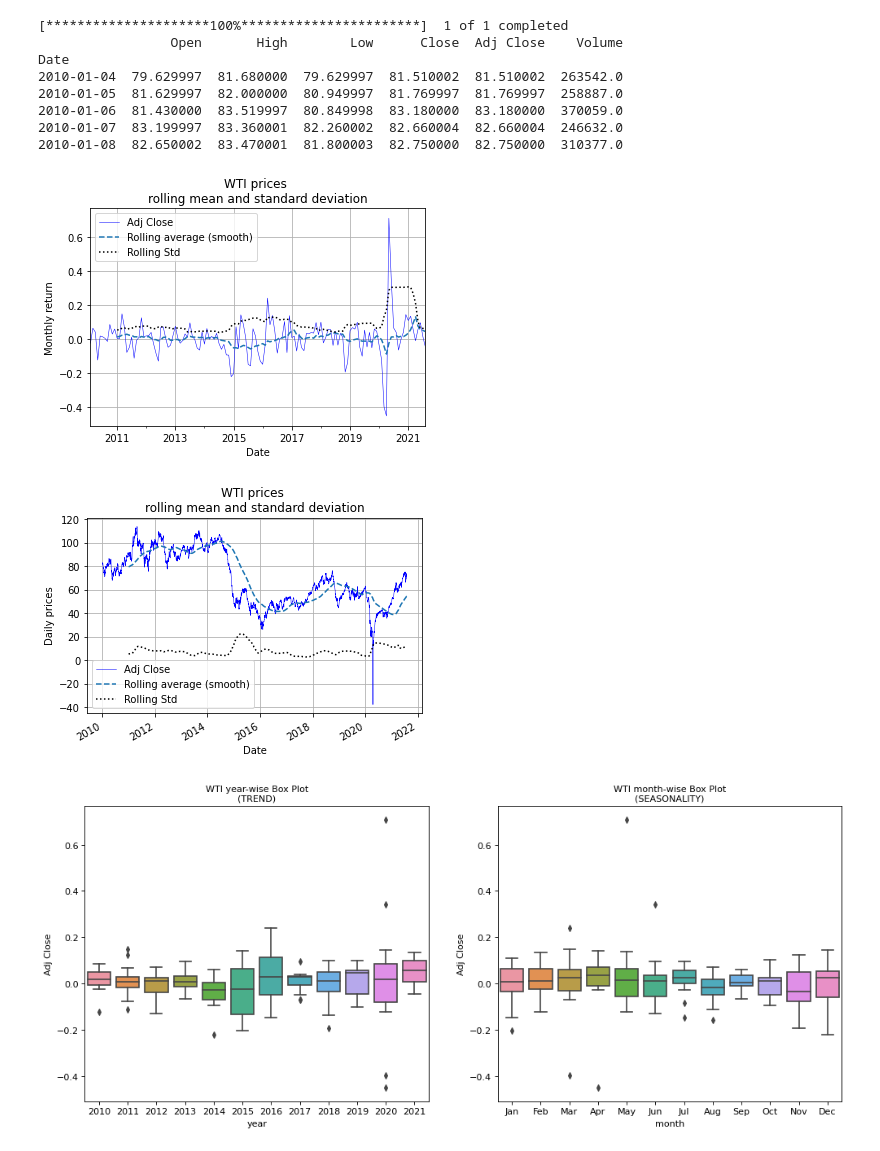
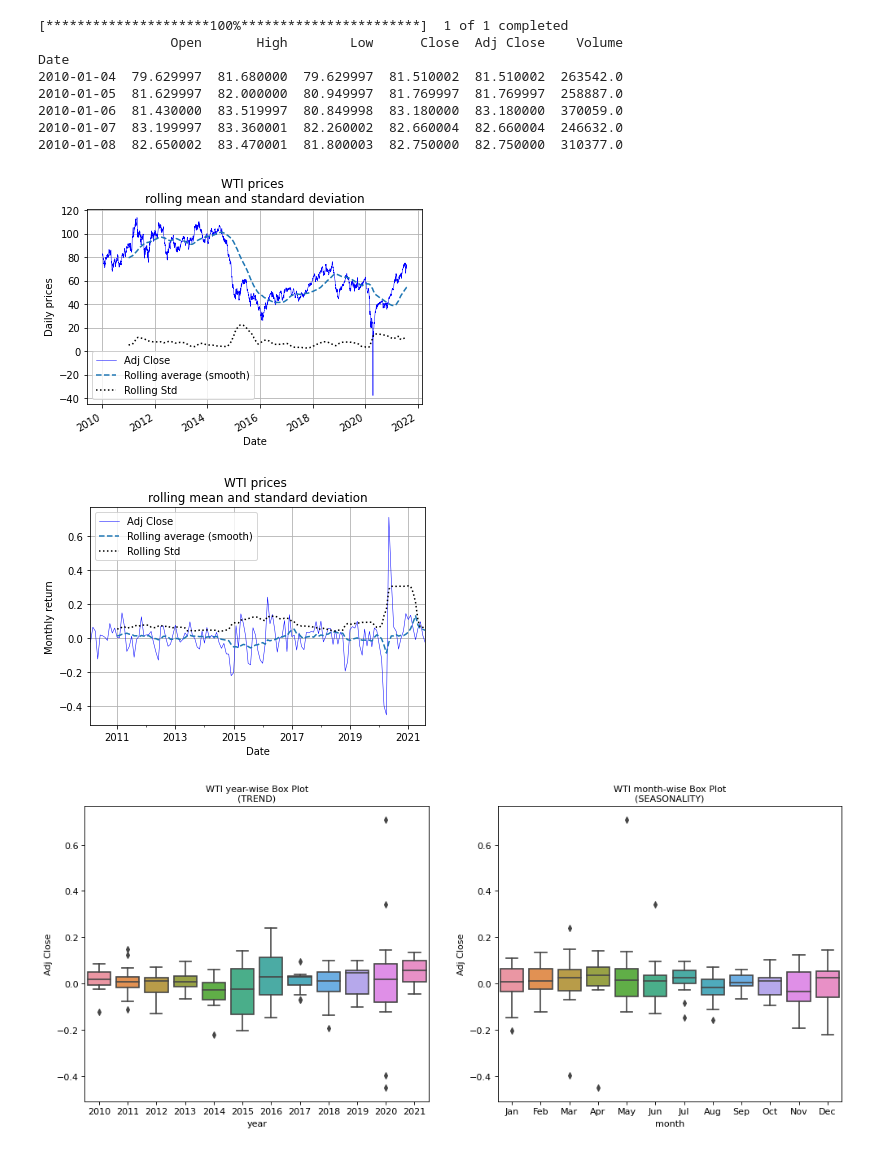
Before and after one commit to saritmaitra/roll_forward_validation, a Jupyter notebook: Roll_Forward.ipynb, the cells around one changed output. Saved outputs shown, nothing was run; the diff lists cells and outputs as text; code cells hidden in the pictures.

```diff
--- a/Roll_Forward.ipynb
+++ b/Roll_Forward.ipynb
@@ -55,19 +55,19 @@ Date
 # %%
 mtly_return = df['Adj Close'].resample('M').mean().pct_change()
 # %%
-def rolling_statistics_ts(ts, title, ylabel, window_size=12):
+def rolling_statistics(ts, title, ylabel, window_size=12):
   ts.plot(style='-', color = 'blue',lw=0.5)
   ts.rolling(window_size).mean().plot(style='--', label='Rolling average (smooth)')
   ts.rolling(window_size).std().plot(style=':', color='black', label='Rolling Std')
   plt.legend(loc='best')
   plt.ylabel(ylabel)
   plt.title(title); plt.grid(True)
   plt.show(block=False)
-rolling_statistics_ts(mtly_return[1:],'WTI prices \nrolling mean and standard deviation','Monthly return')
-rolling_statistics_ts(df['Adj Close'],'WTI prices \nrolling mean and standard deviation','Daily prices',252)
+rolling_statistics(df['Adj Close'],'WTI prices \nrolling mean and standard deviation','Daily prices',252)
+rolling_statistics(mtly_return[1:],'WTI prices \nrolling mean and standard deviation','Monthly return')
 # %% [output]
-[figure, old version]
+[figure, new version]
-[figure, old version]
+[figure, new version]
 # %%
 # mtly_return = (df['Adj Close']/ df['Adj Close'].shift(1)) -1
 # mtly_return
```
